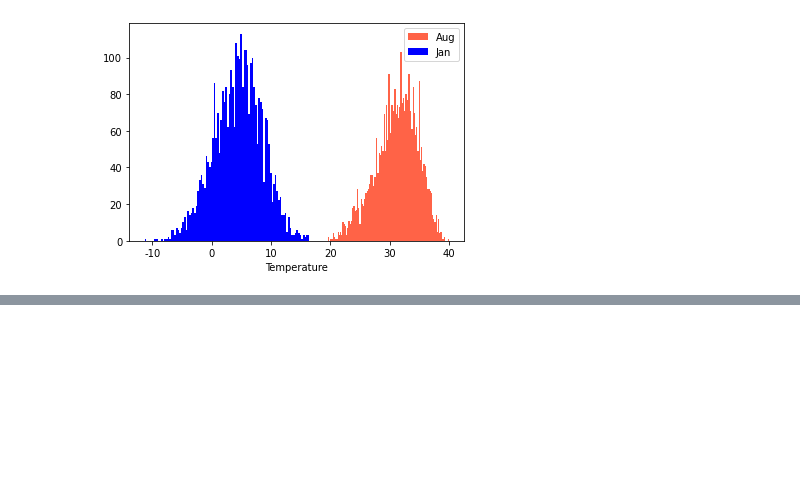
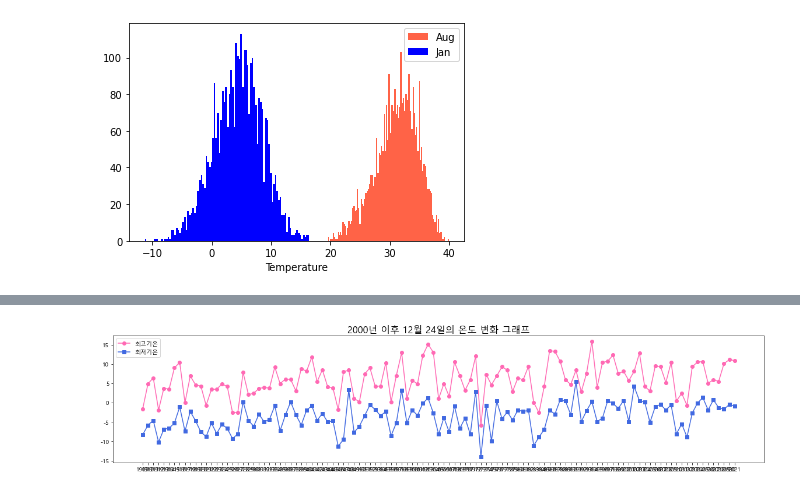
Before and after one commit to hune102377/K-DIGITALTRAING, a Jupyter notebook: 04 Kaggle&PublicData/ex_weather.ipynb, the cells around one changed output, grey strips where cells are left out. Cells and saved outputs as stored; diff of their text form; code cells hidden in the pictures; blank space fills up the shorter version.

```diff
--- a/04 Kaggle&PublicData/ex_weather.ipynb
+++ b/04 Kaggle&PublicData/ex_weather.ipynb
@@ -253,0 +254,57 @@ draw_graph_on_date(month, date)
+# %%
+import platform
+import matplotlib.pyplot as plt
+import matplotlib.font_manager as fm
+
+system_name = platform.system()
+if system_name == 'Windows' :
+    plt.rc('font', family='Malgun Gothic')
+elif system_name == 'Darwin' :
+    plt.rc('font', family='AppleGothic')
+elif system_name == 'Linux':
+    path = '/usr/share/fonts/truetype/nanum/NanumMyeongjo.ttf'
+    font_name = fm.FontProperties(fname=path, size=12)
+    plt.rc('font', family=font_name)
+else:
+    print("Not support")
+# %%
+# 2000년대 이후 특정일의 최저, 최고 기온 찾기
+import csv
+import matplotlib.pyplot as plt
+import platform
+
+def draw_lowhigh_graph(year, month, day):
+    f = open(DIR_PATH + FILENAME, encoding='euc_kr')
+    data = csv.reader(f)
+    next(data)
+    high_temp = []
+    low_temp = []
+    x_year = []
+    for row in data:
+        if row[-1] != '':
+            date_string = row[0].split('-')
+            if int(date_string[])
+            if int(date_string[1]) == month and int(date_string[2]) == day:
+                high_temp.append(float(row[-1]))
+                low_temp.append(float(row[-2]))
+                x_year.append(date_string[0])
+    f.close()
+
+    plt.figure(figsize=(20,4))
+    plt.plot(x_year, high_temp, 'hotpink', marker='o', label='최고기온')
+    plt.plot(x_year, low_temp, 'royalblue', marker='s', label='최저기온')
+
+    if platform.system() == 'Windows':
+        font_name = fm.FontProperties(fname='c:/Windows/Fonts/malgun.ttf').get_name()
+        plt.rc('font', family=font_name)
+    else :
+        plt.rc('font', family='AppleGothic', size=8)
+
+    plt.rcParams['axes.unicode_minus'] = False
+    plt.title("{0}년 이후 {1}월 {2}일의 온도 변화 그래프".format(year, month, day), size = 16)
+    plt.legend(loc=2)
+    plt.show()
+
+draw_lowhigh_graph(2000,12,24)
+# %% [output]
+[figure, added]
```
Also changed, not shown: parts of 3 cells of this notebook.
